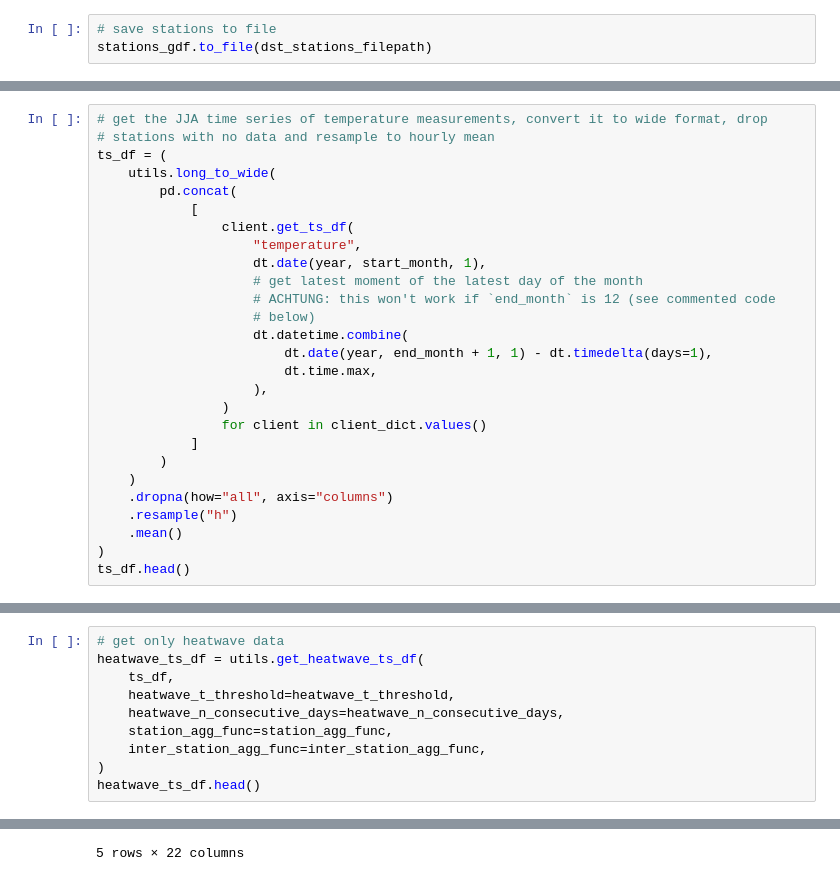
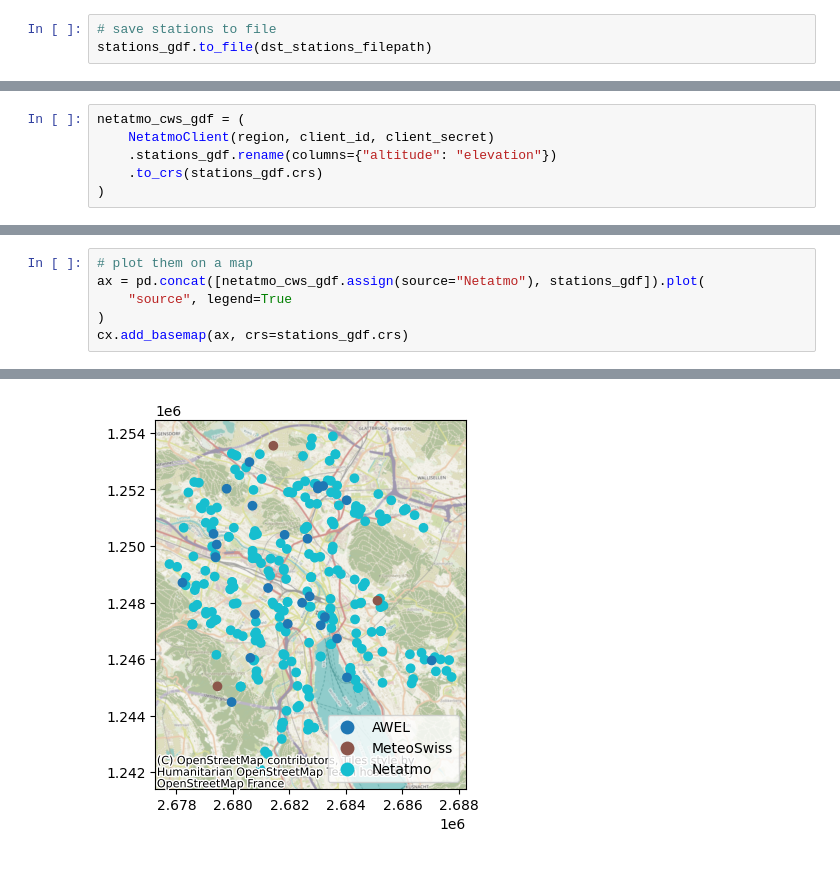
Before and after one commit to martibosch/focalpy, a Jupyter notebook: docs/user-guide/a01-data.ipynb, the cells around one changed output, grey strips where cells are left out. Drawn from its saved outputs; the diff is of its cells as text.

Commit message:
docs: added netatmo station locations to user guide data annex

```diff
--- a/docs/user-guide/a01-data.ipynb
+++ b/docs/user-guide/a01-data.ipynb
@@ -94,27 +97,6 @@ We will get the air temperature data [for all the heatwaves](https://www.meteosw
 # %%
-# get the JJA time series of temperature measurements, convert it to wide format, drop
-# stations with no data and resample to hourly mean
-ts_df = (
-    utils.long_to_wide(
-        pd.concat(
-            [
-                client.get_ts_df(
-                    "temperature",
-                    dt.date(year, start_month, 1),
-                    # get latest moment of the latest day of the month
-                    # ACHTUNG: this won't work if `end_month` is 12 (see commented code
-                    # below)
-                    dt.datetime.combine(
-                        dt.date(year, end_month + 1, 1) - dt.timedelta(days=1),
-                        dt.time.max,
-                    ),
-                )
-                for client in client_dict.values()
-            ]
-        )
-    )
-    .dropna(how="all", axis="columns")
-    .resample("h")
-    .mean()
+netatmo_cws_gdf = (
+    NetatmoClient(region, client_id, client_secret)
+    .stations_gdf.rename(columns={"altitude": "elevation"})
+    .to_crs(stations_gdf.crs)
 )
-ts_df.head()
@@ -130,11 +103,7 @@ ts_df.head()
 # %%
-# get only heatwave data
-heatwave_ts_df = utils.get_heatwave_ts_df(
-    ts_df,
-    heatwave_t_threshold=heatwave_t_threshold,
-    heatwave_n_consecutive_days=heatwave_n_consecutive_days,
-    station_agg_func=station_agg_func,
-    inter_station_agg_func=inter_station_agg_func,
+# plot them on a map
+ax = pd.concat([netatmo_cws_gdf.assign(source="Netatmo"), stations_gdf]).plot(
+    "source", legend=True
 )
-heatwave_ts_df.head()
+cx.add_basemap(ax, crs=stations_gdf.crs)
 # %% [output]
@@ -148,2 +110,2 @@ heatwave_ts_df.head()
-5 rows × 22 columns
+[figure, added]
 # %%
```
Also changed, not shown: parts of 34 cells of this notebook.
